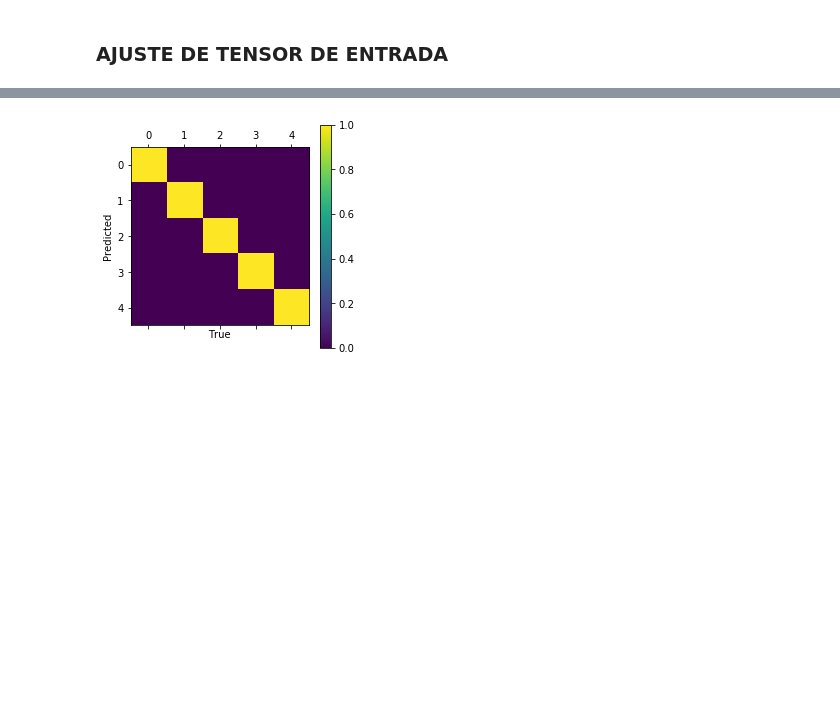
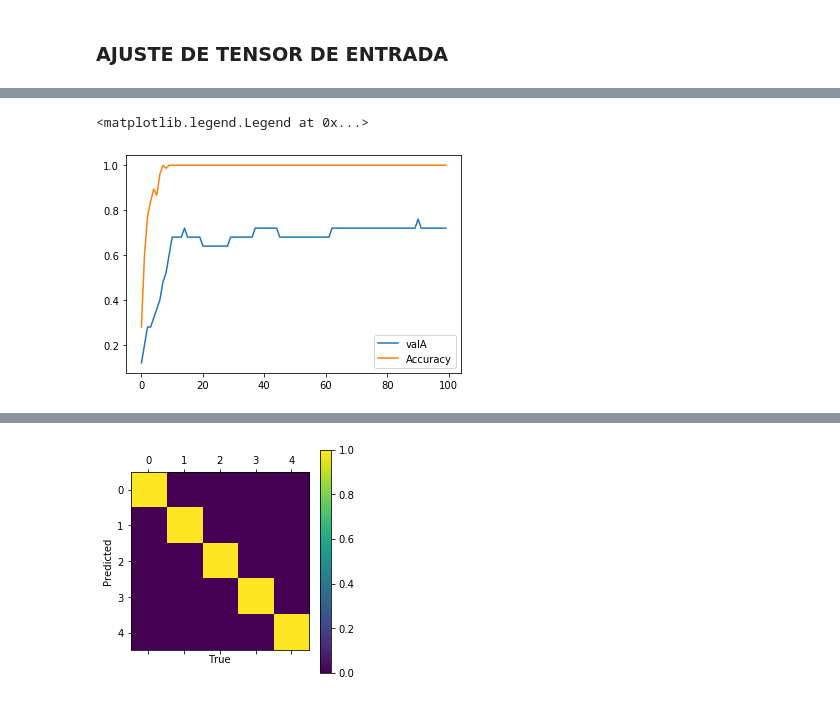
Before and after one commit to IvanDanielVillegas/Entrenamiento, a Jupyter notebook: Entrenamiento.ipynb, the cells around one changed output, grey strips where cells are left out. Cells and saved outputs as stored; diff of their text form; code cells hidden in the pictures; blank space fills up the shorter version.

```diff
--- a/Entrenamiento.ipynb
+++ b/Entrenamiento.ipynb
@@ -266,7 +297,7 @@ Trainable params: 106,533
 Non-trainable params: 0
 _________________________________________________________________
 # %%
-history = model.fit(x_train,y_train, epochs= 100, validation_data=(x_val,y_val),callbacks=[checkpoint])
+history1 = model.fit(x_train,y_train, epochs= 100, validation_data=(x_val,y_val),callbacks=[checkpoint])
 data = (x_val, y_val)
 # %% [output]
 Train on 75 samples, validate on 25 samples
@@ -302,3 +331,11 @@ model.save_weights("pesos1.h5")
+# %%
+model.save_weights("pesos1.h5")
+plt.plot(history1.history['val_accuracy'],label="valA")
+plt.plot(history1.history['accuracy'],label="Accuracy")
+plt.legend()
+# %% [output]
+<matplotlib.legend.Legend at 0x...>
+[figure, added]
 # %%
 from sklearn.metrics import confusion_matrix
 mat = confusion_matrix(y_test,class_pred)
```
Also changed, not shown: parts of 18 cells of this notebook, 2 other files.
